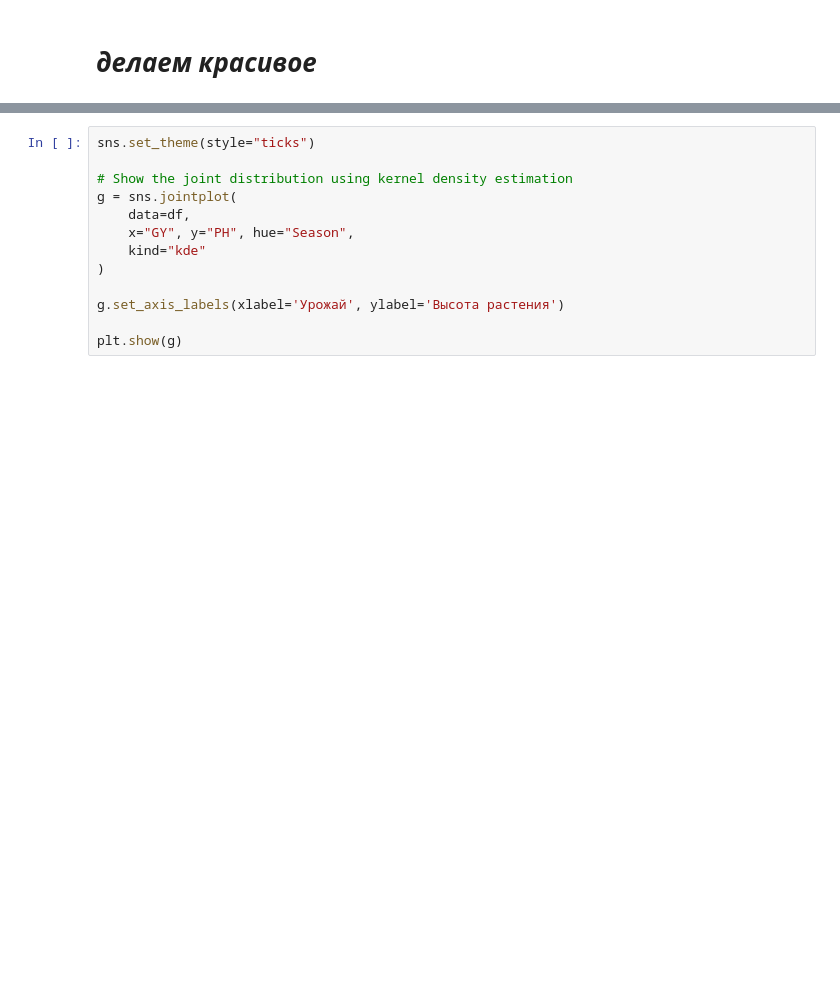
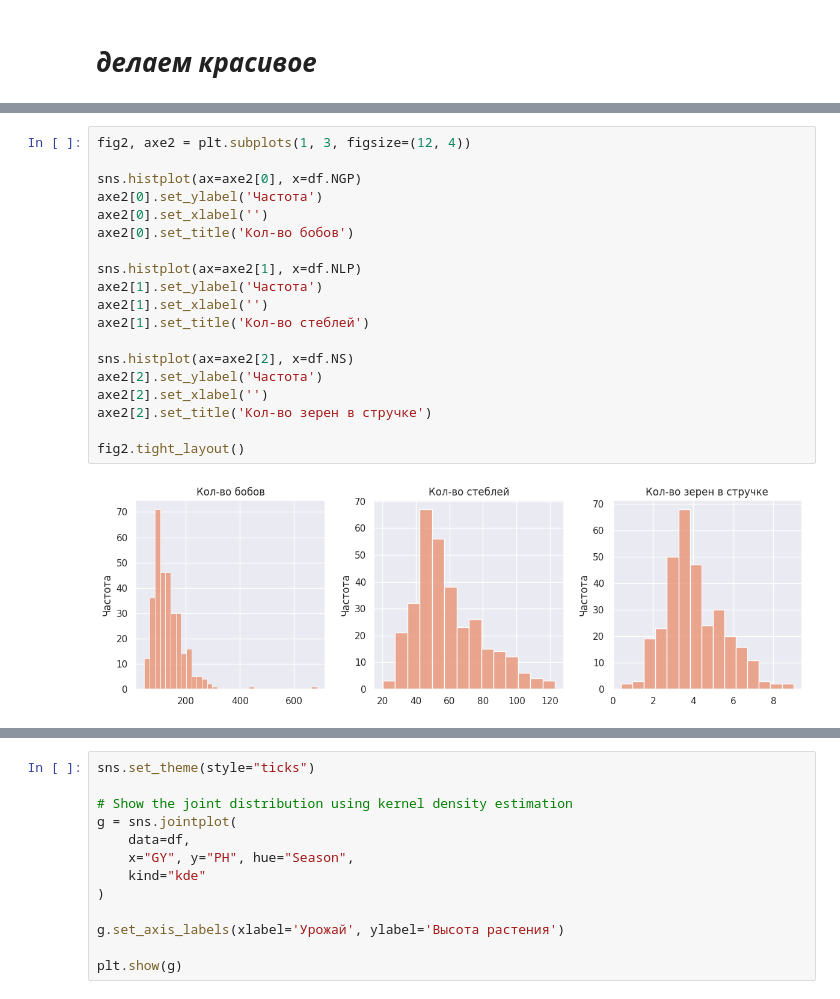
Before and after one commit to aubergeeen/ML-Labs, a Jupyter notebook: TechML_Lab_1.ipynb, the cells around one changed output, grey strips where cells are left out. Drawn from its saved outputs; the diff is of its cells as text; blank space fills up the shorter version.

```diff
--- a/TechML_Lab_1.ipynb
+++ b/TechML_Lab_1.ipynb
@@ -206 +207,22 @@ fig1.tight_layout()
+# %%
+fig2, axe2 = plt.subplots(1, 3, figsize=(12, 4))
+
+sns.histplot(ax=axe2[0], x=df.NGP)
+axe2[0].set_ylabel('Частота')
+axe2[0].set_xlabel('')
+axe2[0].set_title('Кол-во бобов')
+
+sns.histplot(ax=axe2[1], x=df.NLP)
+axe2[1].set_ylabel('Частота')
+axe2[1].set_xlabel('')
+axe2[1].set_title('Кол-во стеблей')
+
+sns.histplot(ax=axe2[2], x=df.NS)
+axe2[2].set_ylabel('Частота')
+axe2[2].set_xlabel('')
+axe2[2].set_title('Кол-во зерен в стручке')
+
+fig2.tight_layout()
+# %% [output]
+[figure, added]
 # %%
```
Also changed, not shown: parts of 9 cells of this notebook.
